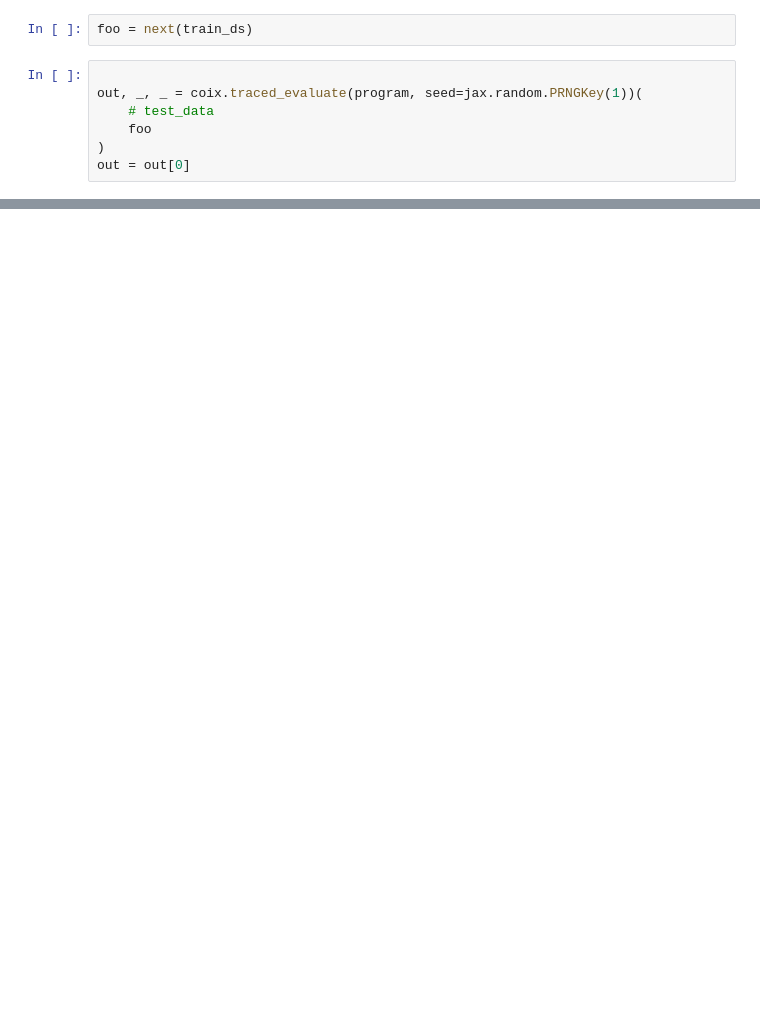
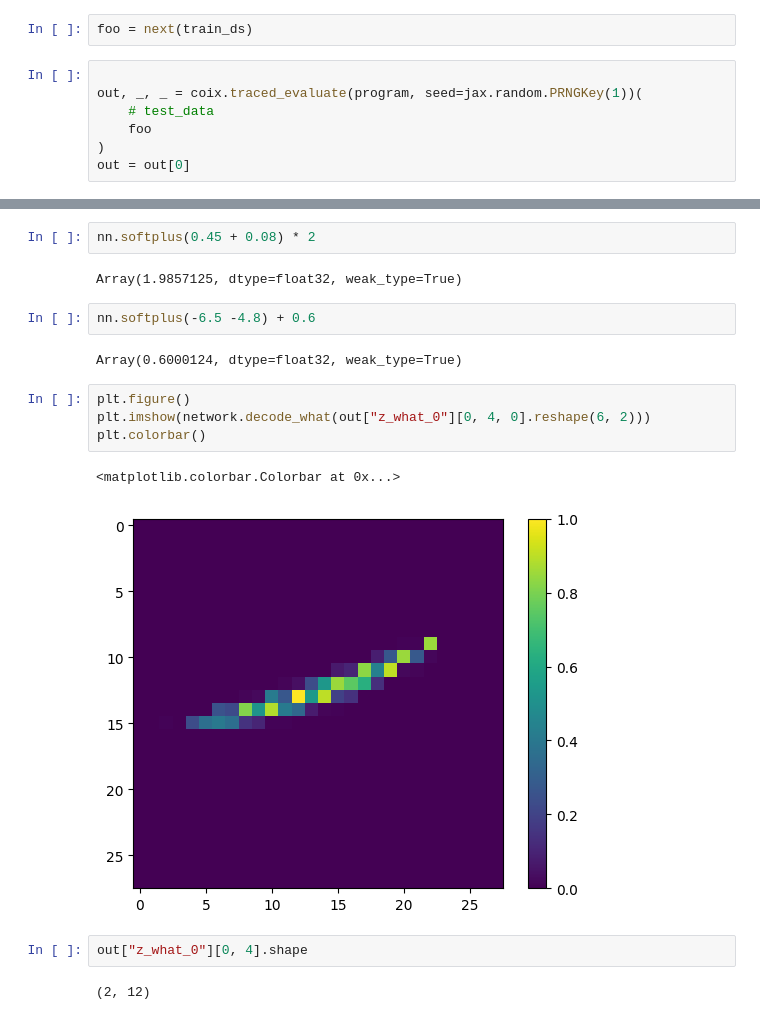
Before and after one commit to deoxyribose/wormsim, a Jupyter notebook: wormsim_encoder_only_2.ipynb, the cells around one changed output, grey strips where cells are left out. Drawn from its saved outputs; the diff is of its cells as text; blank space fills up the shorter version.

```diff
--- a/wormsim_encoder_only_2.ipynb
+++ b/wormsim_encoder_only_2.ipynb
@@ -784,0 +853,19 @@ plt.tight_layout()
+# %%
+nn.softplus(0.45 + 0.08) * 2
+# %% [output]
+Array(1.9857125, dtype=float32, weak_type=True)
+# %%
+nn.softplus(-6.5 -4.8) + 0.6
+# %% [output]
+Array(0.6000124, dtype=float32, weak_type=True)
+# %%
+plt.figure()
+plt.imshow(network.decode_what(out["z_what_0"][0, 4, 0].reshape(6, 2)))
+plt.colorbar()
+# %% [output]
+<matplotlib.colorbar.Colorbar at 0x...>
+[figure, added]
+# %%
+out["z_what_0"][0, 4].shape
+# %% [output]
+(2, 12)
```
Also changed, not shown: parts of 18 cells of this notebook, 7 other files.
